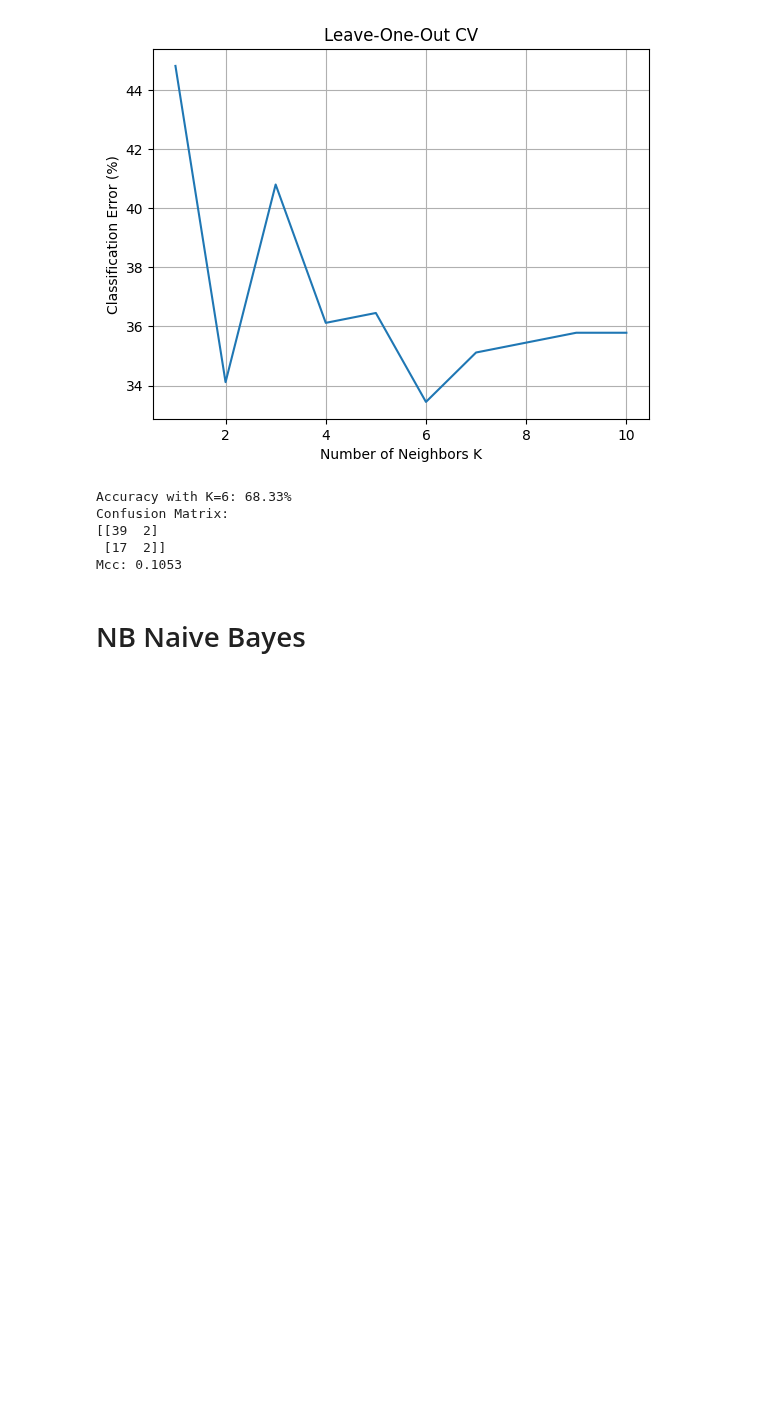
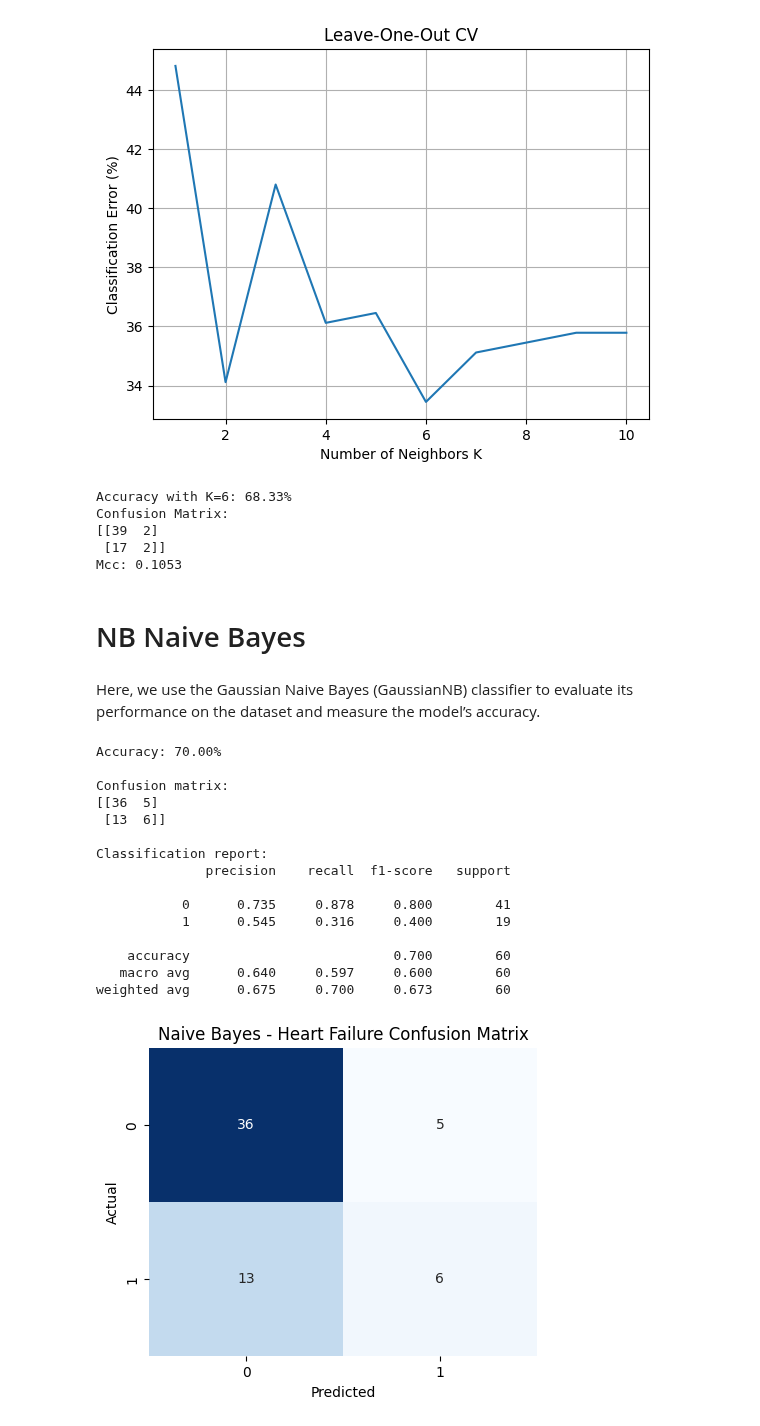
Before and after one commit to andregodinhodtu/02452---Machine-Learning---Project, a Jupyter notebook: report_2/code/notebooks/classification/2_class_other_model.ipynb, the cells around one changed output. Saved outputs shown, nothing was run; the diff lists cells and outputs as text; code cells hidden in the pictures; blank space fills up the shorter version.

```diff
--- a/report_2/code/notebooks/classification/2_class_other_model.ipynb
+++ b/report_2/code/notebooks/classification/2_class_other_model.ipynb
@@ -188,3 +189,58 @@ Confusion Matrix:
 Mcc: 0.1053
 # %% [markdown]
 # NB Naive Bayes
+# %% [markdown]
+Here, we use the Gaussian Naive Bayes (GaussianNB) classifier to evaluate its performance on the dataset and measure the model’s accuracy.
+# %%
+# Train/test split
+X_train, X_test, y_train, y_test = train_test_split(
+    X, y, test_size=0.2, random_state=42, stratify=y
+)
+
+# Standardize numeric features
+scaler = StandardScaler()
+X_train_scaled = scaler.fit_transform(X_train)
+X_test_scaled = scaler.transform(X_test)
+
+# Define and train Naive Bayes classifier
+classifier = GaussianNB()
+classifier.fit(X_train_scaled, y_train)
+
+# Predictions
+y_pred = classifier.predict(X_test_scaled)
+y_prob = classifier.predict_proba(X_test_scaled)[:, 1]
+
+# Evaluation
+acc = accuracy_score(y_test, y_pred)
+cm = confusion_matrix(y_test, y_pred)
+
+print(f"Accuracy: {acc:.2%}")
+print("\nConfusion matrix:")
+print(cm)
+print("\nClassification report:")
+print(classification_report(y_test, y_pred, digits=3))
+
+# Optional: visualize confusion matrix
+plt.figure(figsize=(5,4))
+sns.heatmap(cm, annot=True, fmt='d', cmap='Blues', cbar=False)
+plt.xlabel("Predicted")
+plt.ylabel("Actual")
+plt.title("Naive Bayes - Heart Failure Confusion Matrix")
+plt.show()
+# %% [output]
+Accuracy: 70.00%
+
+Confusion matrix:
+[[36  5]
+ [13  6]]
+
+Classification report:
+              precision    recall  f1-score   support
+
+           0      0.735     0.878     0.800        41
+           1      0.545     0.316     0.400        19
+
+    accuracy                          0.700        60
+   macro avg      0.640     0.597     0.600        60
+weighted avg      0.675     0.700     0.673        60
+[figure, added]
```
Also changed, not shown: parts of 1 cell of this notebook.
